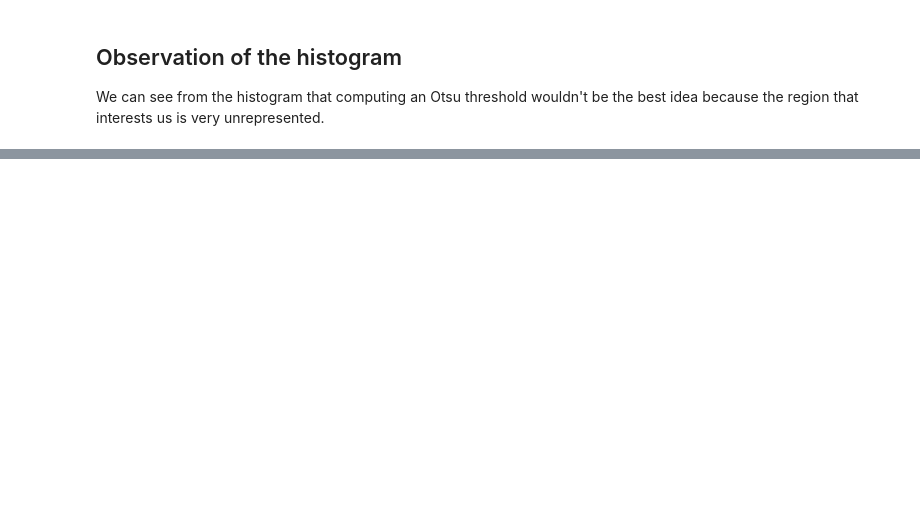
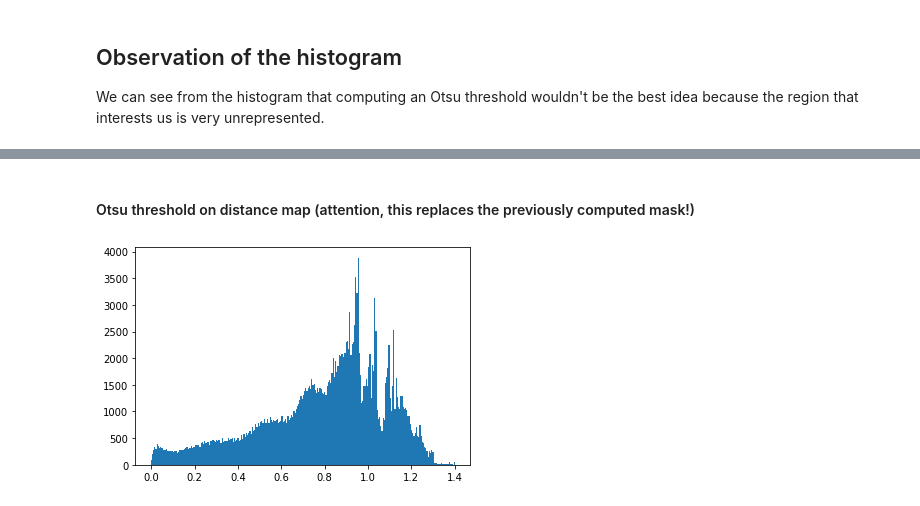
Before and after one commit to jemappellesami/info-h-500, a Jupyter notebook: docs/LABS/3_-_Image_Segmentation.ipynb, the cells around one changed output, grey strips where cells are left out. Cells and saved outputs as stored; diff of their text form; code cells hidden in the pictures; blank space fills up the shorter version.

```diff
--- a/docs/LABS/3_-_Image_Segmentation.ipynb
+++ b/docs/LABS/3_-_Image_Segmentation.ipynb
@@ -489,0 +583,20 @@ plt.show()
+# %% [markdown]
+#### Otsu threshold on distance map (attention, this replaces the previously computed mask!)
+# %%
+from skimage.filters import threshold_otsu
+
+def distance_color_space(im, coords):
+    refcolor = im[coords[0],coords[1]]
+    dmap = np.sqrt(((im-refcolor)**2).sum(axis=2))
+    return dmap
+
+coords = (177, 188)
+
+dmap = distance_color_space(hsv.astype('float'), coords)
+h,bins = np.histogram(dmap.flatten(),bins=256)
+
+plt.figure()
+plt.bar(bins[:-1],h,bins[1]-bins[0])
+plt.show()
+# %% [output]
+[figure, added]
```
Also changed, not shown: parts of 17 cells of this notebook.
